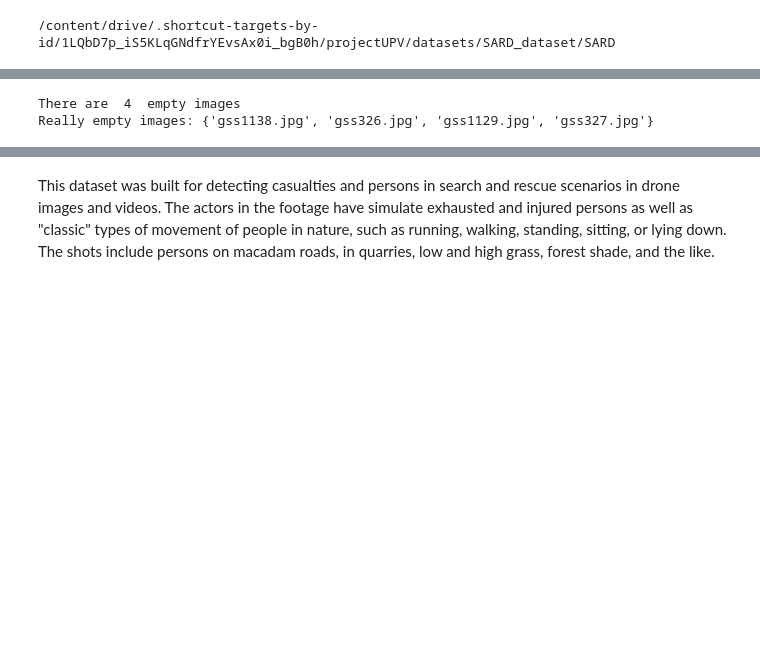
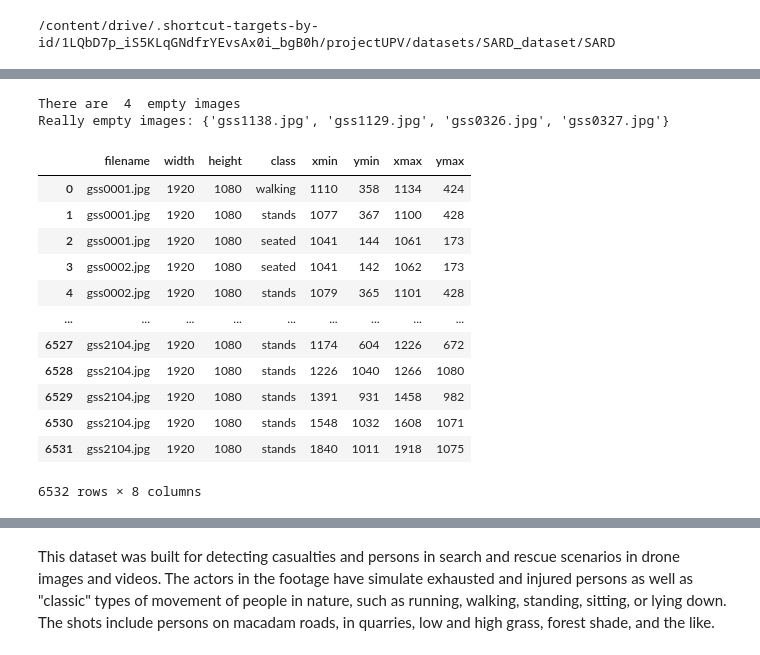
Before and after one commit to PavanDaniele/drone-person-detection, a Jupyter notebook: data_exploration.ipynb, the cells around one changed output, grey strips where cells are left out. Cells and saved outputs as stored; diff of their text form; code cells hidden in the pictures; blank space fills up the shorter version.

Commit message:
Add dataset analysis utilities based on CSV annotations

```diff
--- a/data_exploration.ipynb
+++ b/data_exploration.ipynb
@@ -111,6 +115,7 @@ seated          603
 stands         1001
 Name: image_filename, dtype: int64
 # %%
+# trova tutte le immagini vuote (ovvero senza persone al loro interno)
 def find_really_empty_images_strict(dataset_path):
   """
   Find images where bounding box coordinates are all very small (<= 3)
@@ -127,27 +132,32 @@ def find_really_empty_images_strict(dataset_path):
   for filename in os.listdir(dataset_path):
     if filename.endswith('.xml'):
       xml_path = os.path.join(dataset_path, filename)
-      tree = ET.parse(xml_path)
-      root = tree.getroot()
 
-      labels = []
-      suspicious_bboxes = []
+      try:
+        tree = ET.parse(xml_path)
+        root = tree.getroot()
 
-      for obj in root.findall('object'):
-        label = obj.find('name').text.strip()
-        bndbox = obj.find('bndbox')
-        xmin = int(bndbox.find('xmin').text.strip())
-        ymin = int(bndbox.find('ymin').text.strip())
-        xmax = int(bndbox.find('xmax').text.strip())
-        ymax = int(bndbox.find('ymax').text.strip())
+        labels = []
+        suspicious_bboxes = []
 
-        labels.append(label)
-        suspicious = (xmin <= 3 or ymin <= 3 or xmax <= 3 or ymax <= 3)
-        suspicious_bboxes.append(suspicious)
+        for obj in root.findall('object'):
+          label = obj.find('name').text.strip()
+          bndbox = obj.find('bndbox')
+          xmin = int(bndbox.find('xmin').text.strip())
+          ymin = int(bndbox.find('ymin').text.strip())
+          xmax = int(bndbox.find('xmax').text.strip())
+          ymax = int(bndbox.find('ymax').text.strip())
 
-      if labels and all(suspicious_bboxes):
-        image_filename = root.find('filename').text.strip()
-        really_empty_images.add(image_filename)
+          labels.append(label)
+          suspicious = (xmin <= 3 or ymin <= 3 or xmax <= 3 or ymax <= 3)
+          suspicious_bboxes.append(suspicious)
+
+        if labels and all(suspicious_bboxes):
+          image_filename = root.find('filename').text.strip()
+          really_empty_images.add(image_filename)
+
+      except ET.ParseError:
+        print(f"Warning: Failed to parse {xml_path}")
 
   return really_empty_images
 
@@ -158,4 +168,4 @@ print("There are ", len(really_empty_images), " empty images")
 print("Really empty images:", really_empty_images)
 # %% [output]
 There are  4  empty images
-Really empty images: {'gss1138.jpg', 'gss326.jpg', 'gss1129.jpg', 'gss327.jpg'}
+Really empty images: {'gss1138.jpg', 'gss1129.jpg', 'gss0326.jpg', 'gss0327.jpg'}
@@ -163,0 +172,35 @@ Really empty images: {'gss1138.jpg', 'gss326.jpg', 'gss1129.jpg', 'gss327.jpg'}
+# %%
+# To read a specific file csv
+folder_path = '/content/drive/MyDrive/projectUPV/datasets/SARD_dataset/SARD'
+
+def read_file_csv(folder_path, filename):
+  """
+  Read a specific CSV file from a specified folder.
+
+  Args:
+    folder_path (str): Path to the folder containing the CSV file.
+    filename (str): Name of the CSV file.
+
+  Returns:
+    df (pd.DataFrame): DataFrame containing the data from the CSV file.
+  """
+  filename_path = os.path.join(folder_path, filename)
+  df_filename = pd.read_csv(filename_path)
+  return df_filename
+
+read_file_csv(folder_path, 'sard_labels.csv')
+# read_file_csv(folder_path, 'sard_person_labels.csv')
+# %% [output]
+|  | filename | width | height | class | xmin | ymin | xmax | ymax |
+| 0 | gss0001.jpg | 1920 | 1080 | walking | 1110 | 358 | 1134 | 424 |
+| 1 | gss0001.jpg | 1920 | 1080 | stands | 1077 | 367 | 1100 | 428 |
+| 2 | gss0001.jpg | 1920 | 1080 | seated | 1041 | 144 | 1061 | 173 |
+| 3 | gss0002.jpg | 1920 | 1080 | seated | 1041 | 142 | 1062 | 173 |
+| 4 | gss0002.jpg | 1920 | 1080 | stands | 1079 | 365 | 1101 | 428 |
+| ... | ... | ... | ... | ... | ... | ... | ... | ... |
+| 6527 | gss2104.jpg | 1920 | 1080 | stands | 1174 | 604 | 1226 | 672 |
+| 6528 | gss2104.jpg | 1920 | 1080 | stands | 1226 | 1040 | 1266 | 1080 |
+| 6529 | gss2104.jpg | 1920 | 1080 | stands | 1391 | 931 | 1458 | 982 |
+| 6530 | gss2104.jpg | 1920 | 1080 | stands | 1548 | 1032 | 1608 | 1071 |
+| 6531 | gss2104.jpg | 1920 | 1080 | stands | 1840 | 1011 | 1918 | 1075 |
+6532 rows × 8 columns
```
Also changed, not shown: parts of 22 cells of this notebook.
